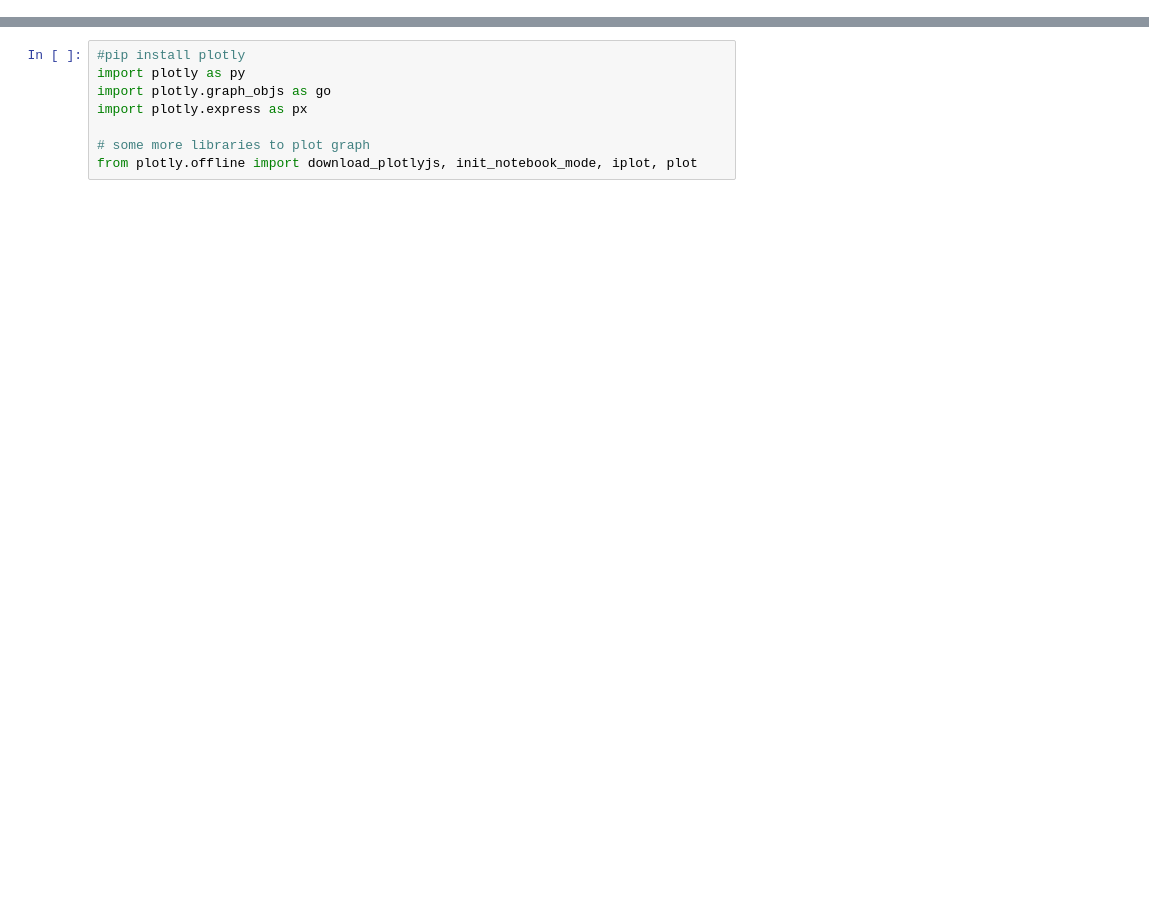
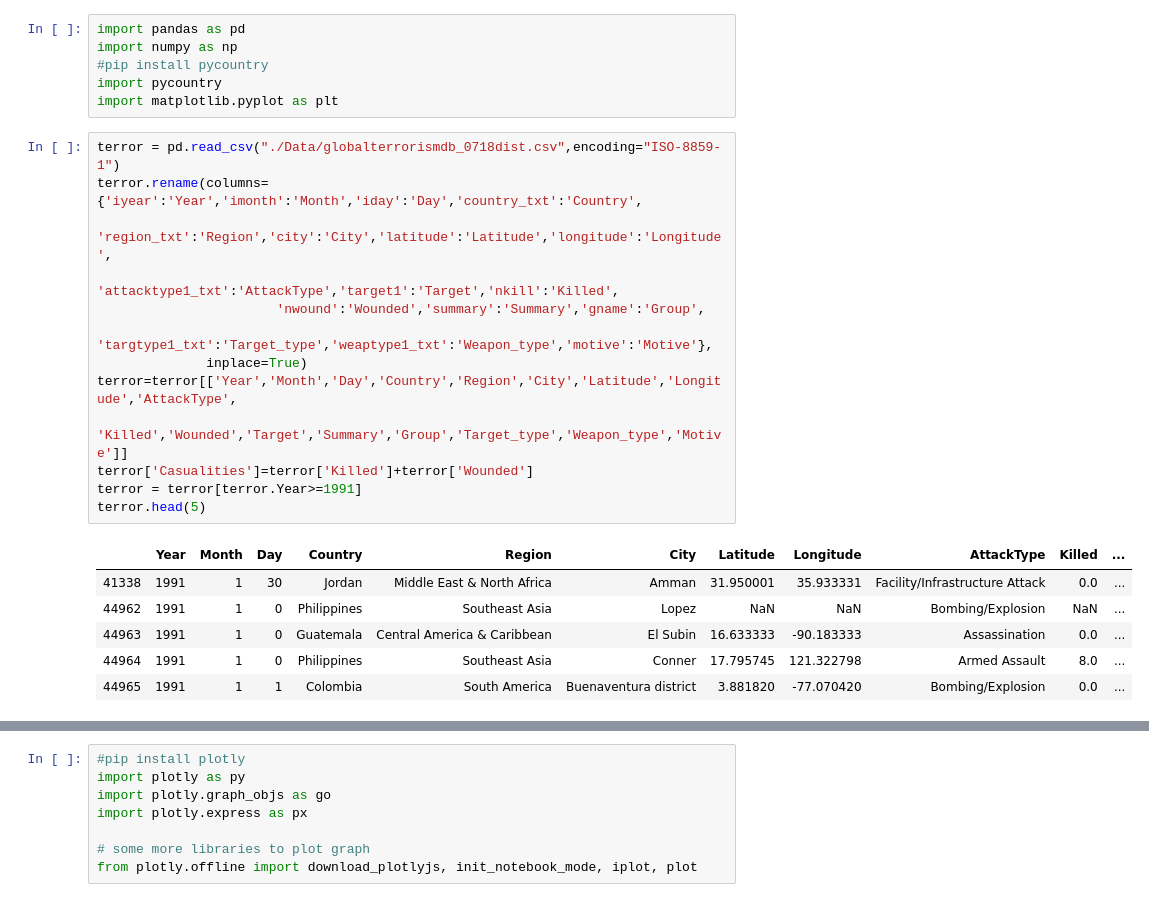
Before and after one commit to msieder/terror, a Jupyter notebook: Terror.ipynb, the cells around one changed output, grey strips where cells are left out. Saved outputs shown, nothing was run; the diff lists cells and outputs as text; blank space fills up the shorter version.

```diff
--- a/Terror.ipynb
+++ b/Terror.ipynb
@@ -178,0 +45,26 @@ Contains the following plots:
+# %%
+import pandas as pd
+import numpy as np
+#pip install pycountry
+import pycountry
+import matplotlib.pyplot as plt
+# %%
+terror = pd.read_csv("./Data/globalterrorismdb_0718dist.csv",encoding="ISO-8859-1")
+terror.rename(columns={'iyear':'Year','imonth':'Month','iday':'Day','country_txt':'Country',
+                       'region_txt':'Region','city':'City','latitude':'Latitude','longitude':'Longitude',
+                       'attacktype1_txt':'AttackType','target1':'Target','nkill':'Killed',
+                       'nwound':'Wounded','summary':'Summary','gname':'Group',
+                       'targtype1_txt':'Target_type','weaptype1_txt':'Weapon_type','motive':'Motive'},
+              inplace=True)
+terror=terror[['Year','Month','Day','Country','Region','City','Latitude','Longitude','AttackType',
+               'Killed','Wounded','Target','Summary','Group','Target_type','Weapon_type','Motive']]
+terror['Casualities']=terror['Killed']+terror['Wounded']
+terror = terror[terror.Year>=1991]
+terror.head(5)
+# %% [output]
+|  | Year | Month | Day | Country | Region | City | Latitude | Longitude | AttackType | Killed | ... |
+| 41338 | 1991 | 1 | 30 | Jordan | Middle East & North Africa | Amman | 31.950001 | 35.933331 | Facility/Infrastructure Attack | 0.0 | ... |
+| 44962 | 1991 | 1 | 0 | Philippines | Southeast Asia | Lopez | NaN | NaN | Bombing/Explosion | NaN | ... |
+| 44963 | 1991 | 1 | 0 | Guatemala | Central America & Caribbean | El Subin | 16.633333 | -90.183333 | Assassination | 0.0 | ... |
+| 44964 | 1991 | 1 | 0 | Philippines | Southeast Asia | Conner | 17.795745 | 121.322798 | Armed Assault | 8.0 | ... |
+| 44965 | 1991 | 1 | 1 | Colombia | South America | Buenaventura district | 3.881820 | -77.070420 | Bombing/Explosion | 0.0 | ... |
```
Also changed, not shown: parts of 67 cells of this notebook.
